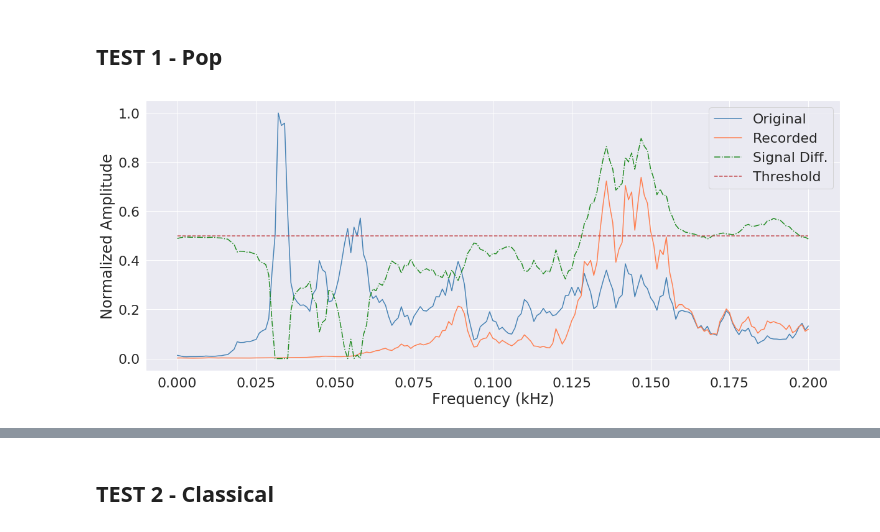
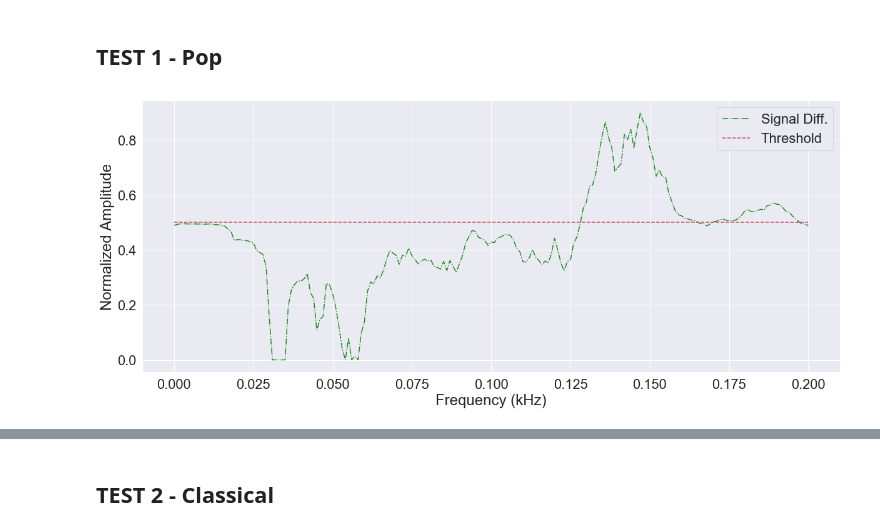
Before and after one commit to QED0711/ds_practice, a Jupyter notebook: librosa/AudioPlot.ipynb, the cells around one changed output, grey strips where cells are left out. Cells and saved outputs as stored; diff of their text form; code cells hidden in the pictures.

```diff
--- a/librosa/AudioPlot.ipynb
+++ b/librosa/AudioPlot.ipynb
@@ -32,15 +32,15 @@ pass
 sc = SignalCompare(original, recorded)
 # %%
 sc.plot_spectrum_group(
-    spec_1=True,
-    spec_2=True,
+    spec_1=False,
+    spec_2=False,
     frange=(0,200),
     ratio=True,
     threshold=True,
     legend=["Original", "Recorded", "Signal Diff.", "Threshold"]
 )
 # %% [output]
-[figure, old version]
+[figure, new version]
 # %%
 sc.plot_attenuation_graph(
     frange=(0, 200),
```
Also changed, not shown: parts of 6 cells of this notebook, 1 other file.
